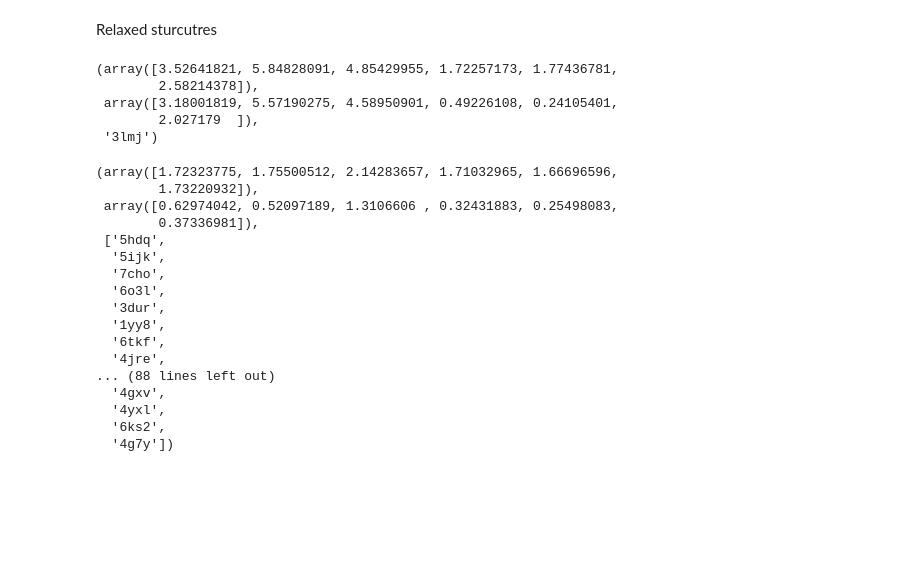
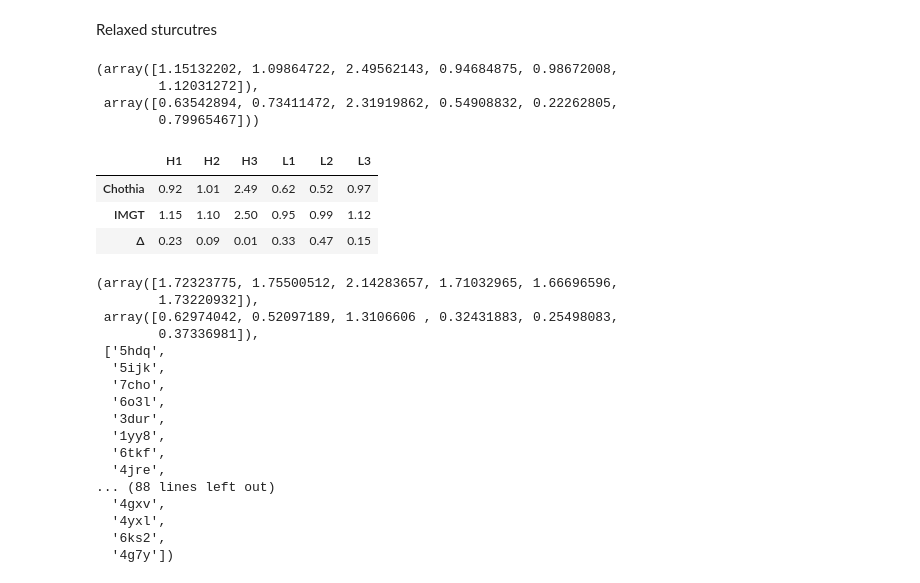
Before and after one commit to felixsihombing/ABlooper, a Jupyter notebook: analyse_training.ipynb, the cells around one changed output. Drawn from its saved outputs; the diff is of its cells as text; code cells hidden in the pictures; blank space fills up the shorter version.

```diff
--- a/analyse_training.ipynb
+++ b/analyse_training.ipynb
@@ -11,8 +11,10 @@ Database path /Volumes/LaCie/sabdab-sabpred/data/ABDB was not found.
 Warning: ABDB file system was not found. Database access not available
 Cannot do refinement
 # %%
-def compare(rmsds):
+def compare(rmsds, relaxed=False):
     ablooper_chothia = np.array([0.90, 1.03, 2.45, 0.61, 0.51, 0.93])
+    if relaxed:
+        ablooper_chothia = np.array([0.92, 1.01, 2.49, 0.62, 0.52, 0.97])
     dif = rmsds[0] - ablooper_chothia
 
     dic = {'Chothia': ablooper_chothia,
@@ -826,14 +828,20 @@ with open('pdbs/0305-Radam-1-2optim-test/metrics.json') as f:
     metrics = json.load(f)
 
 relaxed_rmsds = np.array(metrics['cdr_rmsds_relaxed'])
-not_relaxed = np.array(metrics['cdr_rmsds'])
-relaxed_rmsds[11], not_relaxed[11], metrics['pdb_ids'][11]
+not_relaxed = np.array(metrics['cdr_rmsds_not'])
+relaxed_rmsds.mean(0), not_relaxed.mean(0)
 # %% [output]
-(array([3.52641821, 5.84828091, 4.85429955, 1.72257173, 1.77436781,
-        2.58214378]),
- array([3.18001819, 5.57190275, 4.58950901, 0.49226108, 0.24105401,
-        2.027179  ]),
- '3lmj')
+(array([1.15132202, 1.09864722, 2.49562143, 0.94684875, 0.98672008,
+        1.12031272]),
+ array([0.63542894, 0.73411472, 2.31919862, 0.54908832, 0.22262805,
+        0.79965467]))
+# %%
+compare([relaxed_rmsds.mean(0)], relaxed=True)
+# %% [output]
+|  | H1 | H2 | H3 | L1 | L2 | L3 |
+| Chothia | 0.92 | 1.01 | 2.49 | 0.62 | 0.52 | 0.97 |
+| IMGT | 1.15 | 1.10 | 2.50 | 0.95 | 0.99 | 1.12 |
+| Δ | 0.23 | 0.09 | 0.01 | 0.33 | 0.47 | 0.15 |
 # %%
 with open('pdbs/0305-Radam-1-2optim/metrics.json') as f:
     metrics = json.load(f)
```
Also changed, not shown: 4 other files.
